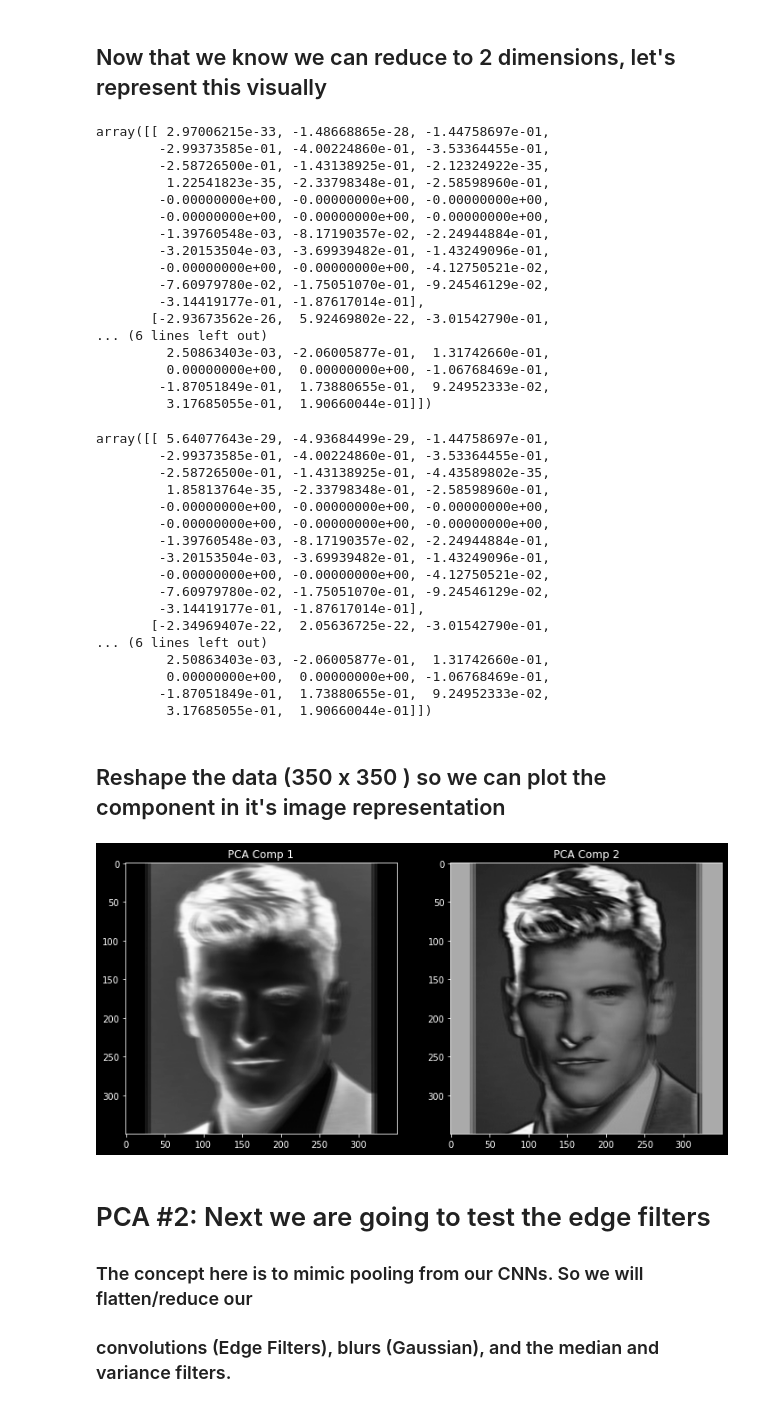
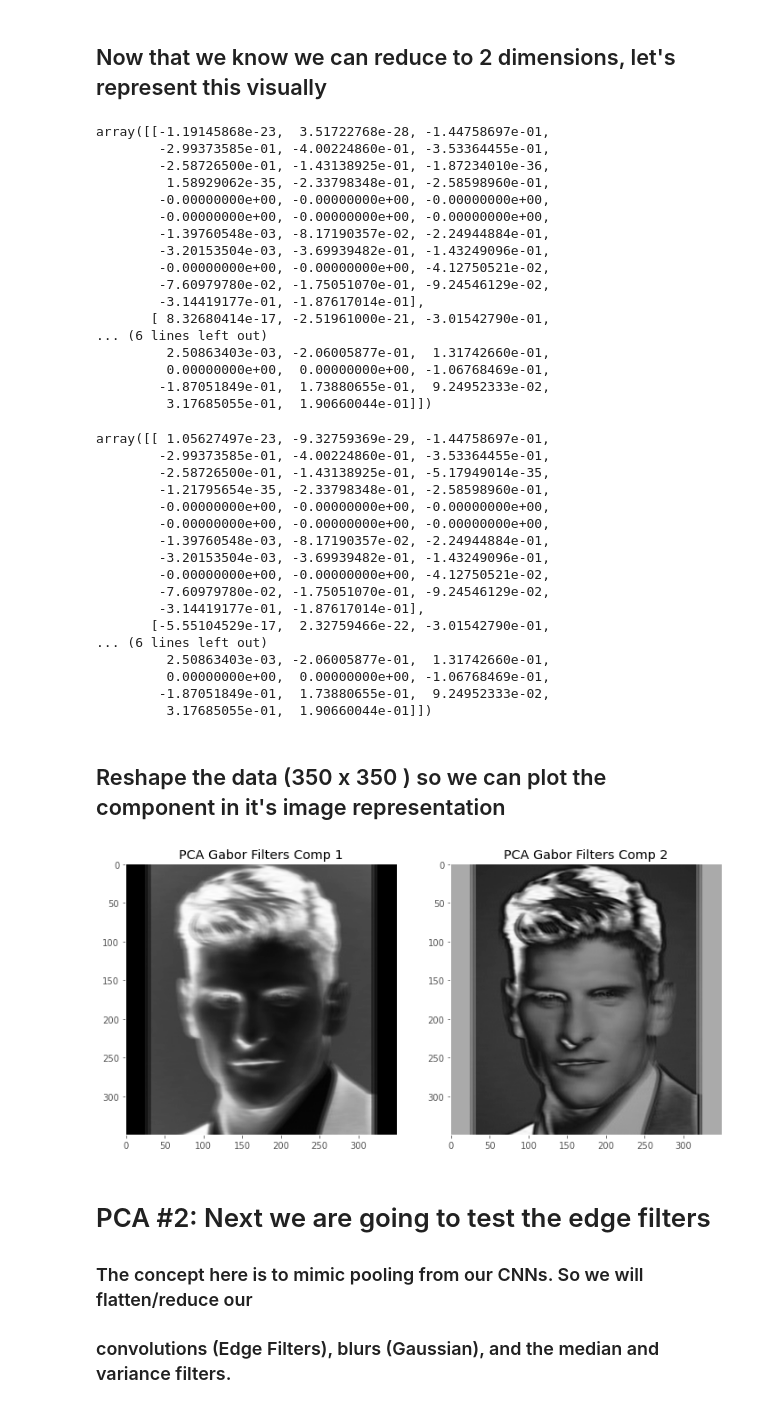
Before and after one commit to adityahpatel/milestone2_dating_and_beauty, a Jupyter notebook: 01_Unsupervised_PCA_ML_pipeline.ipynb, the cells around one changed output. Saved outputs shown, nothing was run; the diff lists cells and outputs as text; code cells hidden in the pictures.

```diff
--- a/01_Unsupervised_PCA_ML_pipeline.ipynb
+++ b/01_Unsupervised_PCA_ML_pipeline.ipynb
@@ -13,6 +13,9 @@ import matplotlib.cm as cm
 from sklearn.preprocessing import minmax_scale
 from tqdm import tqdm
 import copyreg
+# %%
+plt.style.use('fast')
+plt.rcParams['axes.grid'] = False
 # %%
 # explicit function to normalize array
 def normalize_2d(matrix):
@@ -50,7 +53,7 @@ coi2 = ['Canny Edge', 'Roberts', 'Sobel', 'Scharr', 'Prewitt', 'Gaussian s3',
        'Gaussian s7', 'Median s3', 'Variance s3']
 # %%
 # printing out shape to review before reducing
-smpl = df.sample()
+smpl = df[df.Filename =='CM712.jpg']
 for v in smpl[coi].iloc[0,:].values:
     print(v.shape)
 # %% [output]
@@ -114,10 +117,10 @@ converted_data3= pca3.fit_transform(pca_coi_mat)
 # re ran the above switching out the variable fitted
 pca3.components_
 # %% [output]
-array([[ 2.97006215e-33, -1.48668865e-28, -1.44758697e-01,
+array([[-1.19145868e-23,  3.51722768e-28, -1.44758697e-01,
         -2.99373585e-01, -4.00224860e-01, -3.53364455e-01,
-        -2.58726500e-01, -1.43138925e-01, -2.12324922e-35,
-         1.22541823e-35, -2.33798348e-01, -2.58598960e-01,
+        -2.58726500e-01, -1.43138925e-01, -1.87234010e-36,
+         1.58929062e-35, -2.33798348e-01, -2.58598960e-01,
         -0.00000000e+00, -0.00000000e+00, -0.00000000e+00,
         -0.00000000e+00, -0.00000000e+00, -0.00000000e+00,
         -1.39760548e-03, -8.17190357e-02, -2.24944884e-01,
@@ -125,7 +128,7 @@ array([[ 2.97006215e-33, -1.48668865e-28, -1.44758697e-01,
         -0.00000000e+00, -0.00000000e+00, -4.12750521e-02,
         -7.60979780e-02, -1.75051070e-01, -9.24546129e-02,
         -3.14419177e-01, -1.87617014e-01],
-       [-2.93673562e-26,  5.92469802e-22, -3.01542790e-01,
+       [ 8.32680414e-17, -2.51961000e-21, -3.01542790e-01,
 ... (6 lines left out)
          2.50863403e-03, -2.06005877e-01,  1.31742660e-01,
          0.00000000e+00,  0.00000000e+00, -1.06768469e-01,
@@ -135,10 +138,10 @@ array([[ 2.97006215e-33, -1.48668865e-28, -1.44758697e-01,
 # normalized
 pca2.components_
 # %% [output]
-array([[ 5.64077643e-29, -4.93684499e-29, -1.44758697e-01,
+array([[ 1.05627497e-23, -9.32759369e-29, -1.44758697e-01,
         -2.99373585e-01, -4.00224860e-01, -3.53364455e-01,
-        -2.58726500e-01, -1.43138925e-01, -4.43589802e-35,
-         1.85813764e-35, -2.33798348e-01, -2.58598960e-01,
+        -2.58726500e-01, -1.43138925e-01, -5.17949014e-35,
+        -1.21795654e-35, -2.33798348e-01, -2.58598960e-01,
         -0.00000000e+00, -0.00000000e+00, -0.00000000e+00,
         -0.00000000e+00, -0.00000000e+00, -0.00000000e+00,
         -1.39760548e-03, -8.17190357e-02, -2.24944884e-01,
@@ -146,7 +149,7 @@ array([[ 5.64077643e-29, -4.93684499e-29, -1.44758697e-01,
         -0.00000000e+00, -0.00000000e+00, -4.12750521e-02,
         -7.60979780e-02, -1.75051070e-01, -9.24546129e-02,
         -3.14419177e-01, -1.87617014e-01],
-       [-2.34969407e-22,  2.05636725e-22, -3.01542790e-01,
+       [-5.55104529e-17,  2.32759466e-22, -3.01542790e-01,
 ... (6 lines left out)
          2.50863403e-03, -2.06005877e-01,  1.31742660e-01,
          0.00000000e+00,  0.00000000e+00, -1.06768469e-01,
@@ -157,16 +160,16 @@ array([[ 5.64077643e-29, -4.93684499e-29, -1.44758697e-01,
 # %%
 # let's see about reshaping this back into 350 by 350
 c1_orig = converted_data2[:,0].reshape(350,350)
 c2_orig = converted_data2[:,1].reshape(350,350)
 
 fig, axes = plt.subplots(1,2,figsize = (12, 12))
 axes[0].imshow(c1_orig, cmap = cm.Greys_r, origin='upper')
 axes[1].imshow(c2_orig, cmap = cm.Greys_r, origin='upper')
-axes[0].title.set_text('PCA Comp 1')
-axes[1].title.set_text('PCA Comp 2')
+axes[0].set_title('PCA Gabor Filters Comp 1', fontdict={'color':'black'})
+axes[1].set_title('PCA Gabor Filters Comp 2', fontdict={'color':'black'})
 plt.show()
 # %% [output]
-[figure, old version]
+[figure, new version]
 # %% [markdown]
 # PCA #2: Next we are going to test the edge filters
 ### The concept here is to mimic pooling from our CNNs. So we will flatten/reduce our
```
Also changed, not shown: parts of 6 cells of this notebook, 32 other files.
